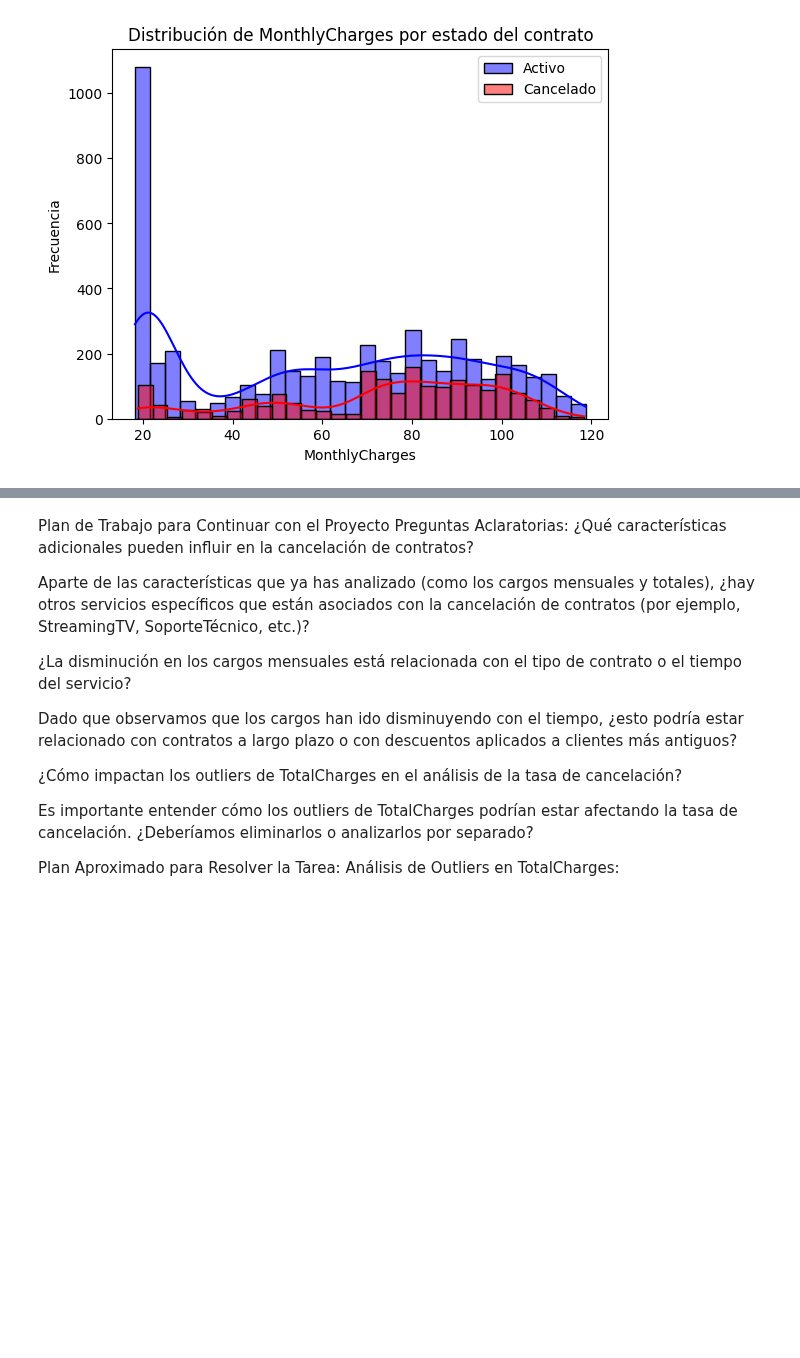
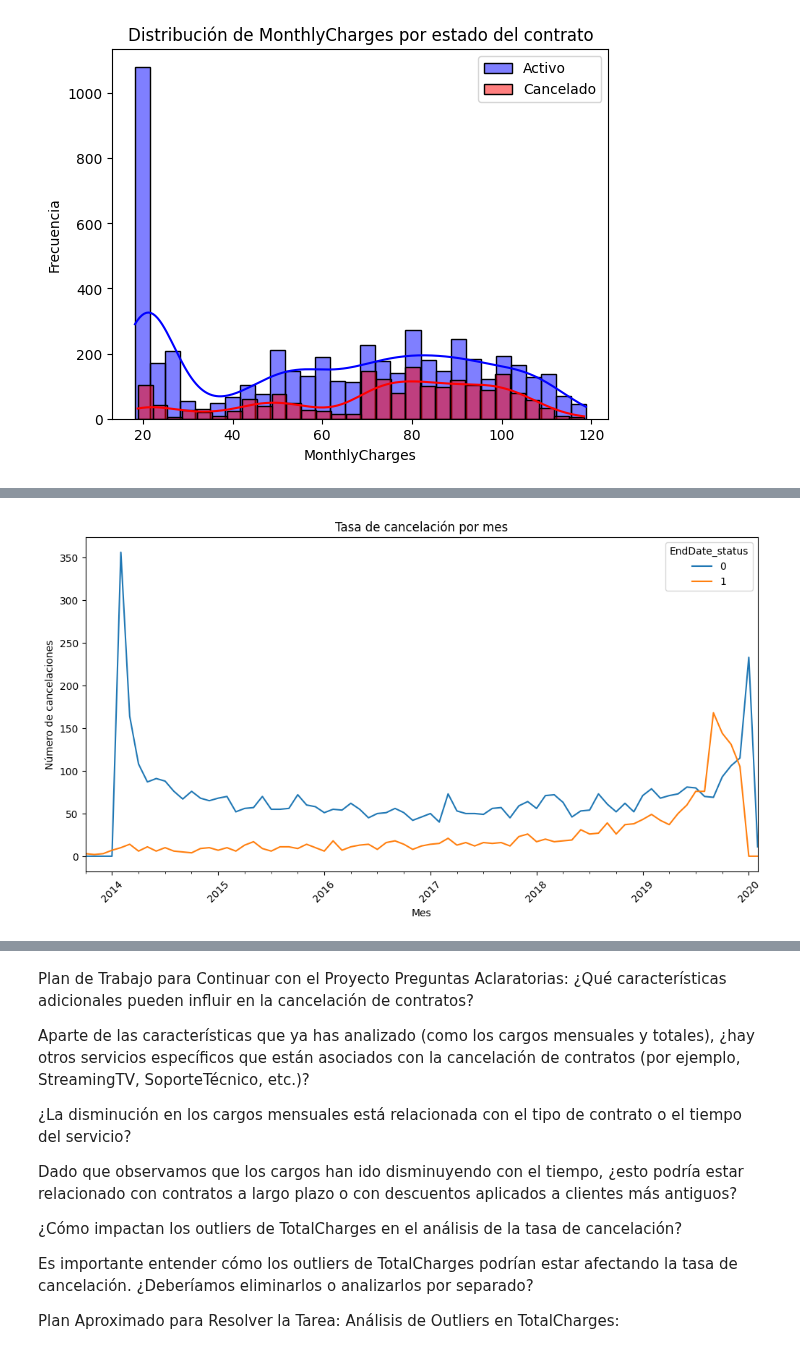
Before and after one commit to HebertL-dev/interconnect_pred, a Jupyter notebook: notebooks.ipynb, the cells around one changed output, grey strips where cells are left out. Saved outputs shown, nothing was run; the diff lists cells and outputs as text; code cells hidden in the pictures; blank space fills up the shorter version.

```diff
--- a/notebooks.ipynb
+++ b/notebooks.ipynb
@@ -187,0 +325,14 @@ plt.show()
+# %%
+contract['BeginDate'] = pd.to_datetime(contract['BeginDate'])
+contract['Month'] = contract['BeginDate'].dt.to_period('M')
+
+# Contar las cancelaciones por mes
+cancelations_by_month = contract.groupby(['Month', 'EndDate_status']).size().unstack().fillna(0)
+cancelations_by_month.plot(kind='line', figsize=(12, 6))
+plt.title('Tasa de cancelación por mes')
+plt.ylabel('Número de cancelaciones')
+plt.xlabel('Mes')
+plt.xticks(rotation=45)
+plt.show()
+# %% [output]
+[figure, added]
```
Also changed, not shown: parts of 24 cells of this notebook.
